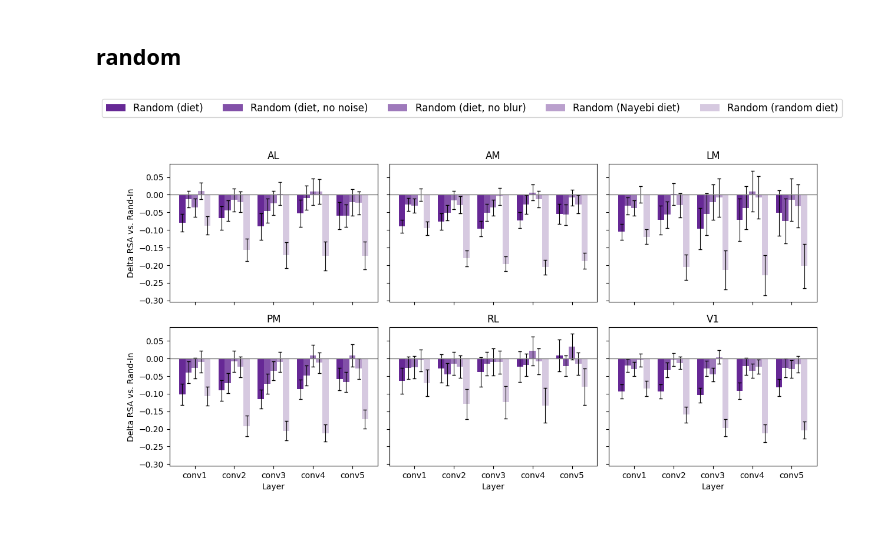
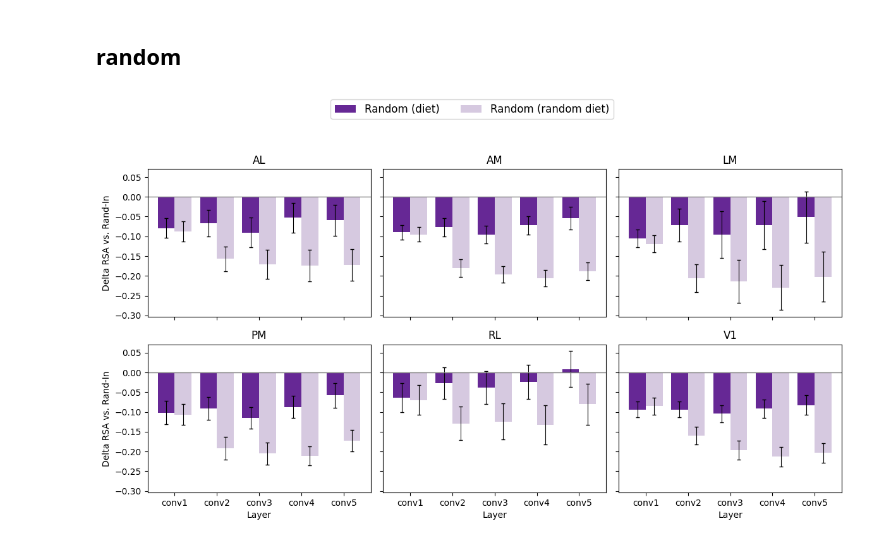
Before and after one commit to giovanni-lucarelli/mice-representation, a Jupyter notebook: neural-mapping/plots.ipynb, the cells around one changed output. Drawn from its saved outputs; the diff is of its cells as text; code cells hidden in the pictures.

Commit message:
new results (blur+noise decoupling) and plots

```diff
--- a/neural-mapping/plots.ipynb
+++ b/neural-mapping/plots.ipynb
@@ -244,15 +225,15 @@ aggiornare poi introduzione ("la nostra dieta agisce da regolarizzatore biologic
 # %%
 to_plot = {
     "Rand-In" : model_dfs["Random-no-diet"],
     "Rand-Id" : model_dfs["Random-diet"],
-    "Rand-Idnn" : model_dfs["Random-diet-no-noise"],
-    "Rand-Idnb" : model_dfs["Random-diet-no-blur"],
-    "Rand-Iny" : model_dfs["Random-nayebi-diet"],
+    # "Rand-Idnn" : model_dfs["Random-diet-no-noise"],
+    # "Rand-Idnb" : model_dfs["Random-diet-no-blur"],
+    # "Rand-Iny" : model_dfs["Random-nayebi-diet"],
     "Rand-Ir" : model_dfs["Random-random-diet"],
 }
 
 fig, axes = plot_delta_vs_baseline(to_plot)
 plt.show()
-# fig.savefig("./image/random.jpeg", dpi=300, bbox_inches="tight")
+fig.savefig("../report/image/random.jpeg", dpi=300, bbox_inches="tight")
 # %% [output]
-[figure, old version]
+[figure, new version]
```
Also changed, not shown: parts of 6 cells of this notebook, 14 other files.
